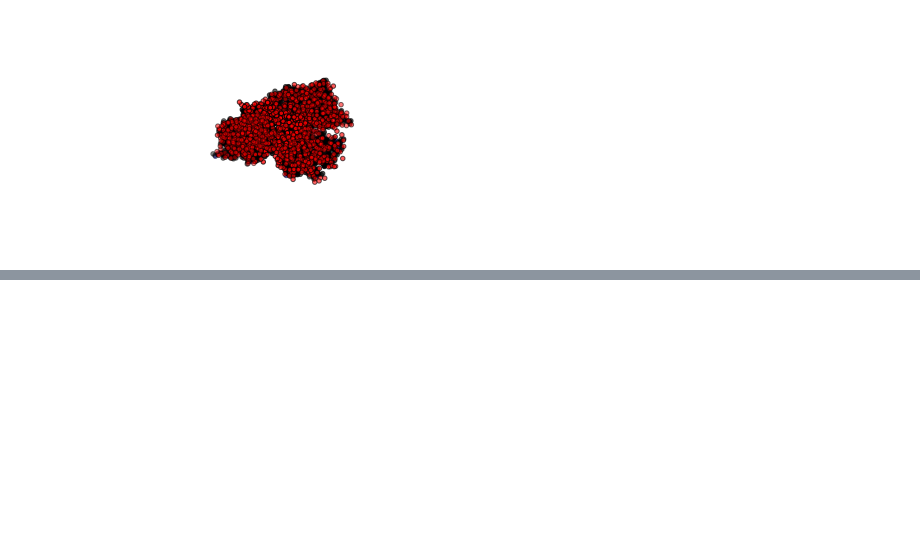
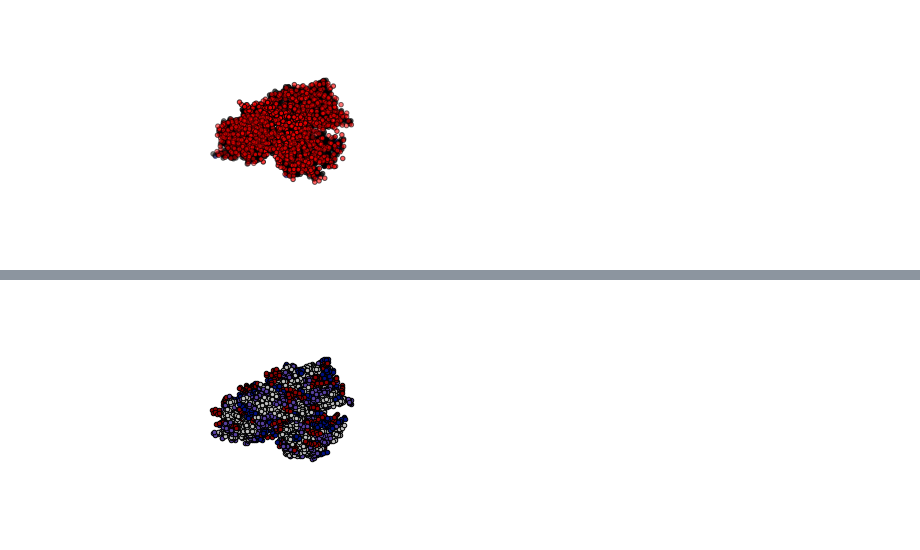
Before and after one commit to acabrelles/protein-viewer, a Jupyter notebook: viewer2d/Matplotlib_notebook.ipynb, the cells around one changed output, grey strips where cells are left out. Drawn from its saved outputs; the diff is of its cells as text; code cells hidden in the pictures; blank space fills up the shorter version.

```diff
--- a/viewer2d/Matplotlib_notebook.ipynb
+++ b/viewer2d/Matplotlib_notebook.ipynb
@@ -57,0 +72,17 @@ plt.show()
+# %%
+fig = plt.figure()
+ax = fig.add_subplot(111, projection='3d')
+
+residues = [residue for residue in structure.get_residues() if residue.get_resname() in resdict.keys()]
+for residue in residues:
+    resid = residue.get_resname()
+    rescolor = colorrgba(restype(resid))
+    atoms = [atom for atom in residue.get_atoms()]
+    for atom in atoms:
+        x, y, z = atom.coord
+        ax.scatter(x, y, z, c=rescolor, marker='o')
+        ax.axis("off")
+
+plt.show()
+# %% [output]
+[figure, added]
```
Also changed, not shown: parts of 7 cells of this notebook, 5 other files.
